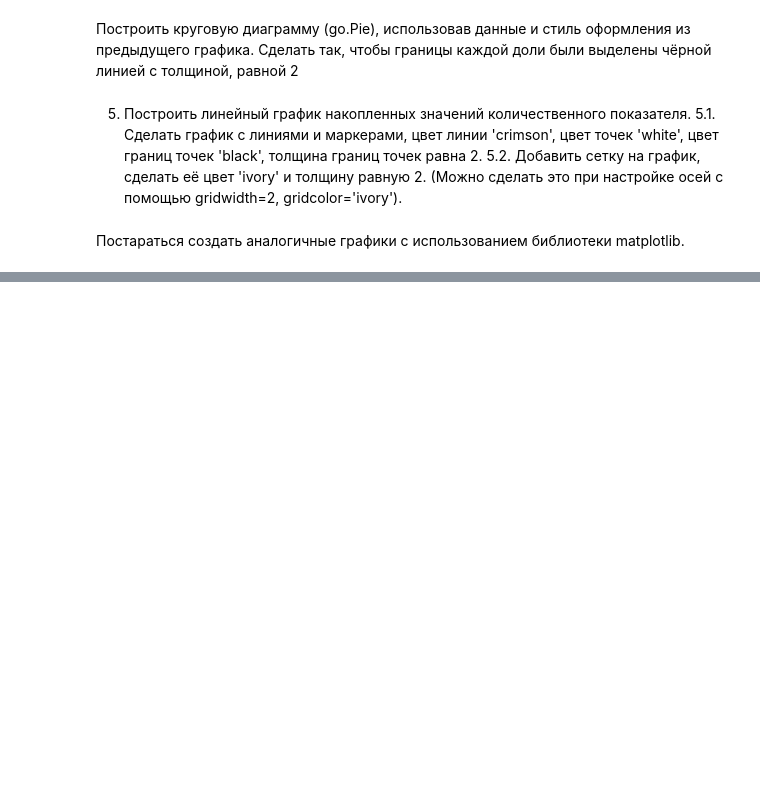
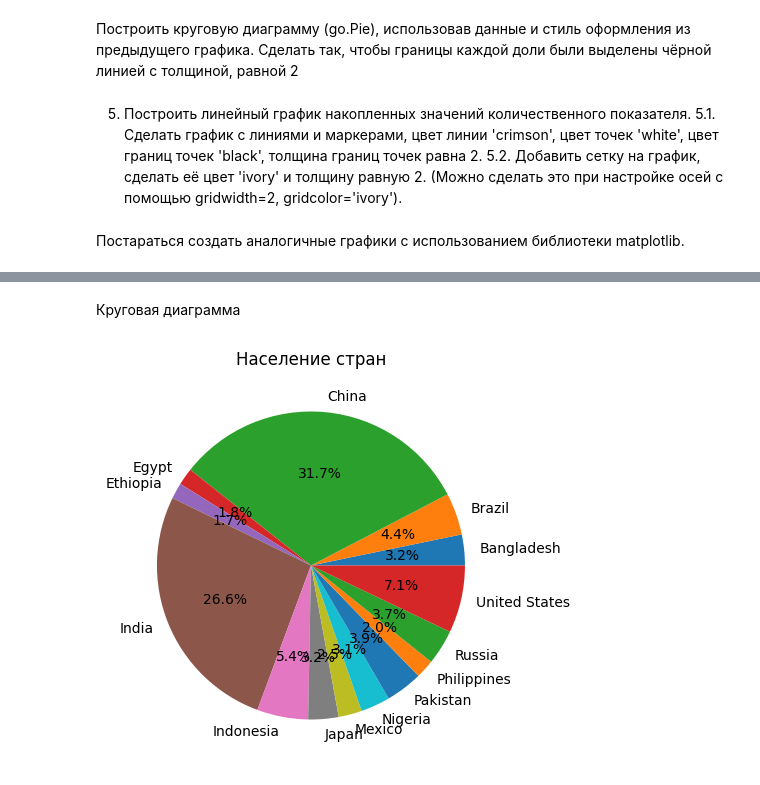
Before and after one commit to TheHarald/python-big-data, a Jupyter notebook: pr3.ipynb, the cells around one changed output, grey strips where cells are left out. Cells and saved outputs as stored; diff of their text form; code cells hidden in the pictures; blank space fills up the shorter version.

```diff
--- a/pr3.ipynb
+++ b/pr3.ipynb
@@ -262,0 +270,15 @@ plt.show()
+# %% [markdown]
+Круговая диаграмма
+# %%
+fig, ax = plt.subplots(figsize=(18,5))
+
+ax.pie(
+    y_plt,
+    labels=x_plt,
+    autopct='%1.1f%%'
+    )
+
+ax.set_title('Население стран')
+plt.show()
+# %% [output]
+[figure, added]
```
Also changed, not shown: parts of 3 cells of this notebook.
